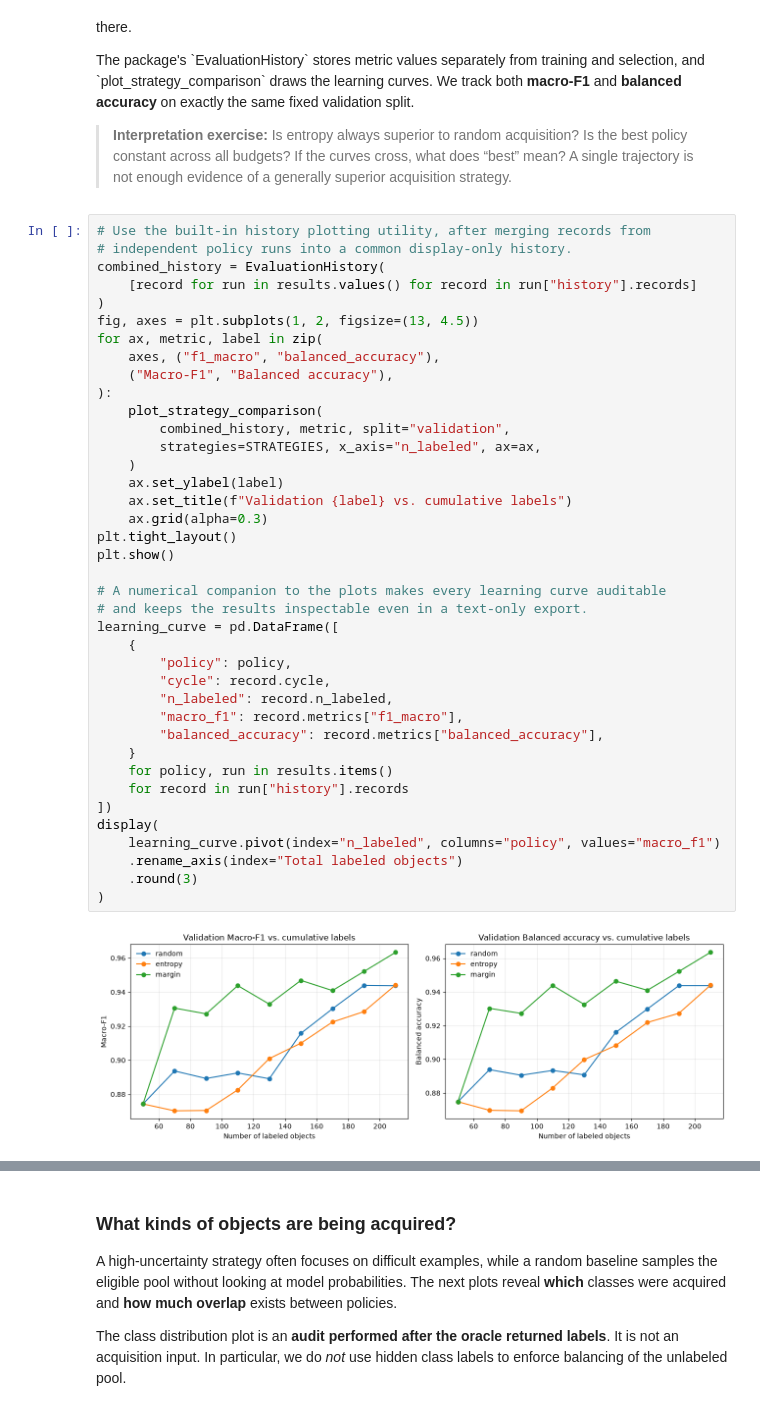
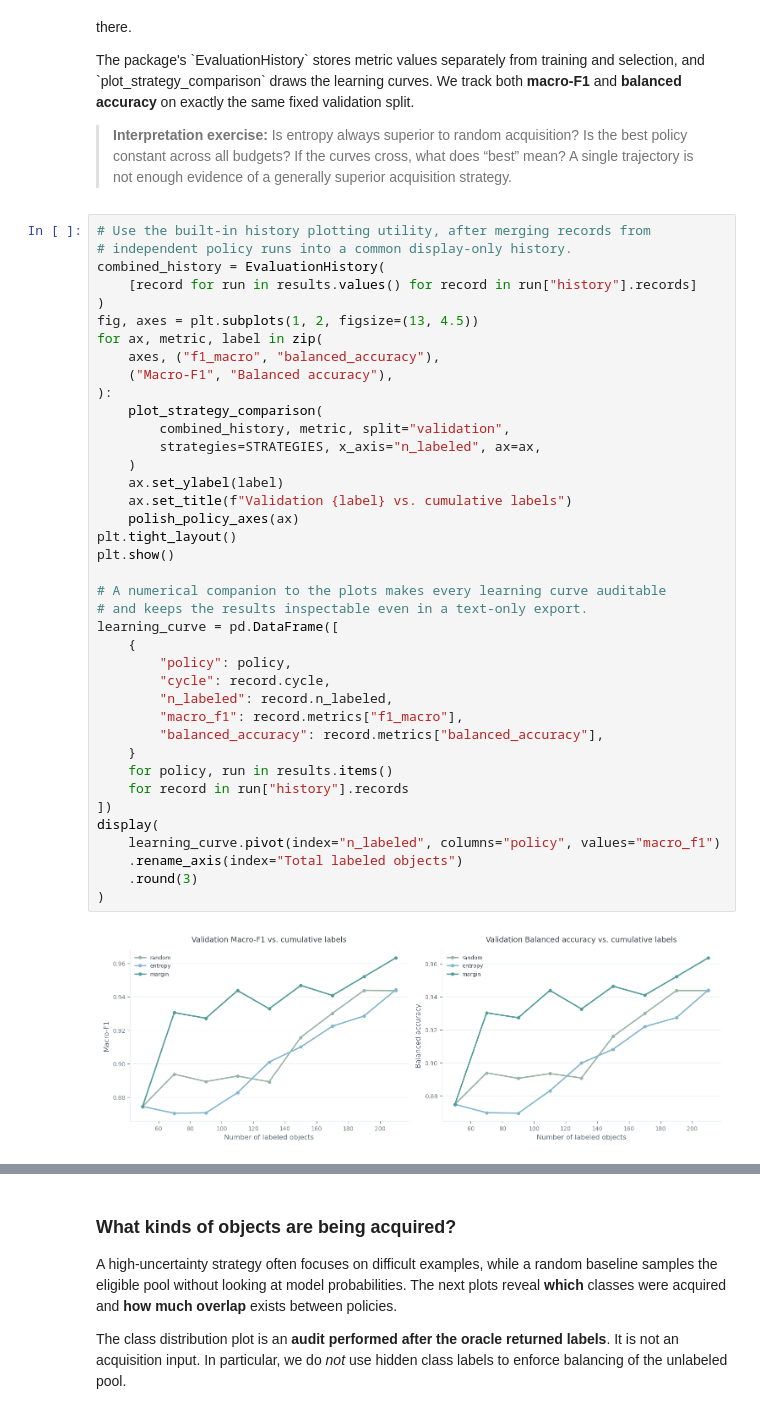
Before and after one commit to DimitrisKour/astro-transient-active-learning, a Jupyter notebook: examples/01_active_learning_digits.ipynb, the cells around one changed output, grey strips where cells are left out. Saved outputs shown, nothing was run; the diff lists cells and outputs as text.

```diff
--- a/examples/01_active_learning_digits.ipynb
+++ b/examples/01_active_learning_digits.ipynb
@@ -548,35 +554,35 @@ for ax, metric, label in zip(
     ("Macro-F1", "Balanced accuracy"),
 ):
     plot_strategy_comparison(
         combined_history, metric, split="validation",
         strategies=STRATEGIES, x_axis="n_labeled", ax=ax,
     )
     ax.set_ylabel(label)
     ax.set_title(f"Validation {label} vs. cumulative labels")
-    ax.grid(alpha=0.3)
+    polish_policy_axes(ax)
 plt.tight_layout()
 plt.show()
 
 # A numerical companion to the plots makes every learning curve auditable
 # and keeps the results inspectable even in a text-only export.
 learning_curve = pd.DataFrame([
     {
         "policy": policy,
         "cycle": record.cycle,
         "n_labeled": record.n_labeled,
         "macro_f1": record.metrics["f1_macro"],
         "balanced_accuracy": record.metrics["balanced_accuracy"],
     }
     for policy, run in results.items()
     for record in run["history"].records
 ])
 display(
     learning_curve.pivot(index="n_labeled", columns="policy", values="macro_f1")
     .rename_axis(index="Total labeled objects")
     .round(3)
 )
 # %% [output]
-[figure, old version]
+[figure, new version]
 | policy | entropy | margin | random |
 | Total labeled objects |  |  |  |
 | 50 | 0.874 | 0.874 | 0.874 |
```
Also changed, not shown: parts of 5 cells of this notebook.
